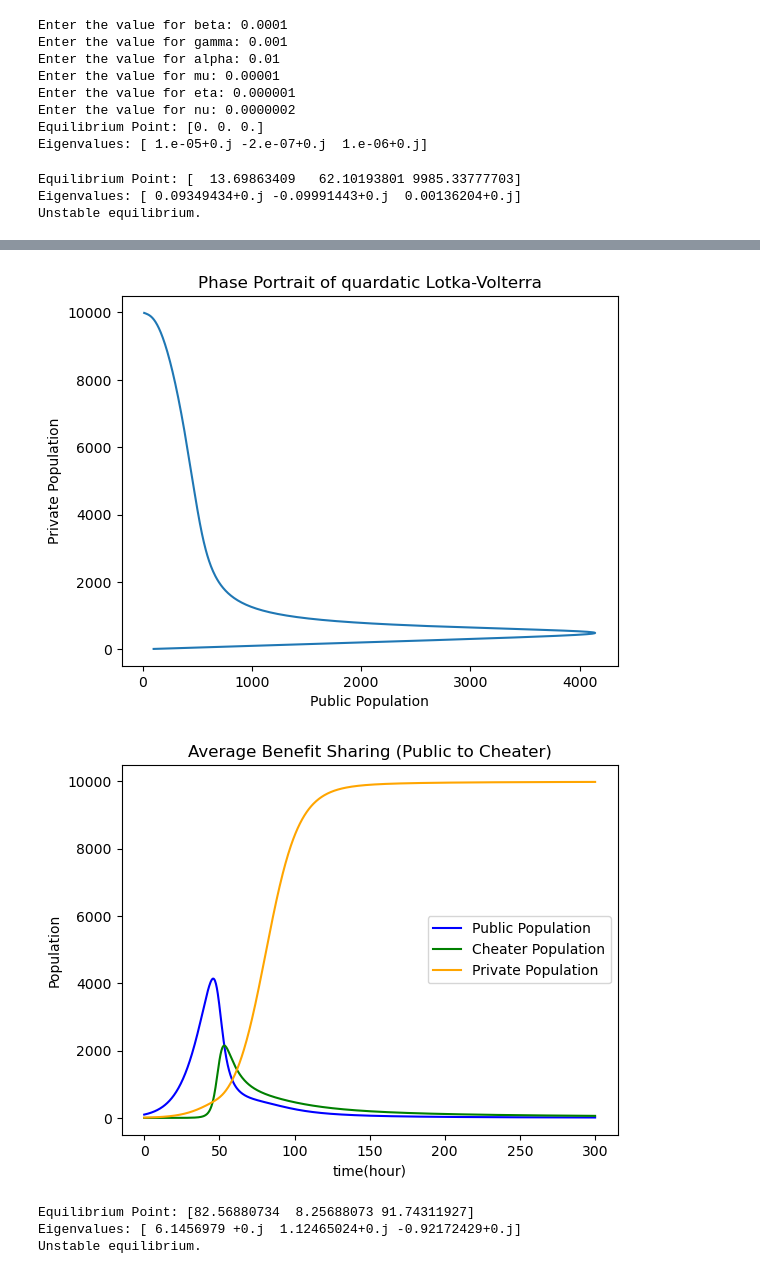
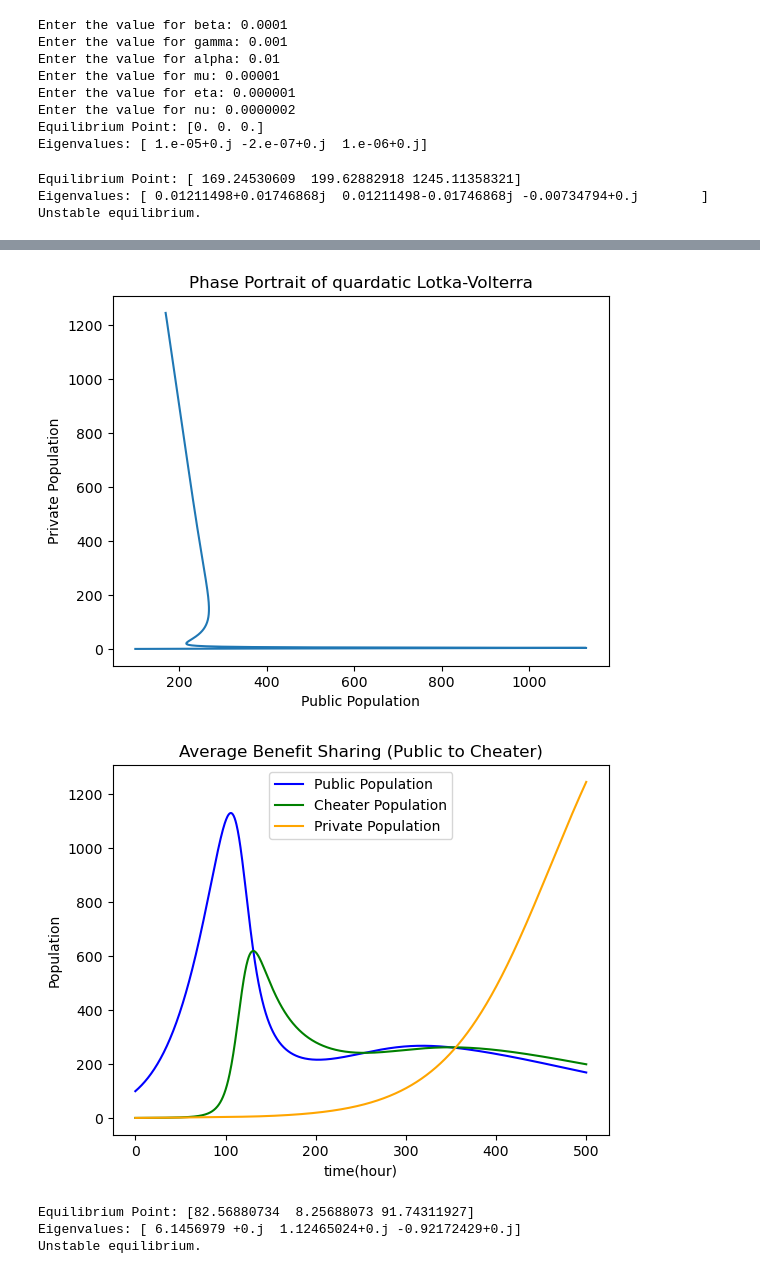
Before and after one commit to Computational-Biology-Aachen/FightClub, a Jupyter notebook: Lotka volltera model notebook (basic analysis).ipynb, the cells around one changed output, grey strips where cells are left out. Saved outputs shown, nothing was run; the diff lists cells and outputs as text; code cells hidden in the pictures.

```diff
--- a/Lotka volltera model notebook (basic analysis).ipynb
+++ b/Lotka volltera model notebook (basic analysis).ipynb
@@ -564,7 +564,7 @@ C0, D0, P0 = 10.0, 1.0, 1.0
 y0 = C0, D0, P0
 
 # Time grid
-t = np.linspace(0, 500, 1000)
+t = np.linspace(0, 100, 1000)
 
 # Integrate the equations over the time grid, t.
 ret = odeint(deriv, y0, t, args=(nu, beta, alpha, mu, gamma, eta))
@@ -695,16 +695,16 @@ def jacobian(y, nu, beta, alpha, mu, gamma, eta):
 beta = 0.00001  # benefit from cooperator to private
 gamma = 0.00001  # cost spent by private population
 alpha = 0.0001  # benefit from cooperator to defector
-mu = .1 # growth rate (benefit) of cooperator
-eta = .1  # growth rate (benefit) of private
+mu = .03 # growth rate (benefit) of cooperator
+eta = .02  # growth rate (benefit) of private
 nu = 0.0001  # transportation cost of defector
 
 # Initial conditions
-C0, D0, P0 = 100.0, 1.0, 10.0
+C0, D0, P0 = 100.0, 1, 1
 y0 = C0, D0, P0
 
 # Time grid
-t = np.linspace(0, 300, 1000)
+t = np.linspace(0, 500, 1000)
 
 # Integrate the equations over the time grid, t.
 ret = odeint(deriv, y0, t, args=(nu, beta, alpha, mu, gamma, eta))
@@ -758,6 +758,6 @@ plotgame(t, C, D, P)
 plt.title('Average Benefit Sharing (Public to Cheater)')
 plt.show()
 # %% [output]
-Equilibrium Point: [  13.69863409   62.10193801 9985.33777703]
-Eigenvalues: [ 0.09349434+0.j -0.09991443+0.j  0.00136204+0.j]
+Equilibrium Point: [ 169.24530609  199.62882918 1245.11358321]
+Eigenvalues: [ 0.01211498+0.01746868j  0.01211498-0.01746868j -0.00734794+0.j        ]
 Unstable equilibrium.
@@ -765,5 +765,5 @@ Unstable equilibrium.
-[figure, old version]
+[figure, new version]
-[figure, old version]
+[figure, new version]
 # %%
 import numpy as np
 from scipy.integrate import odeint
```
Also changed, not shown: parts of 2 cells of this notebook, 8 other files.
